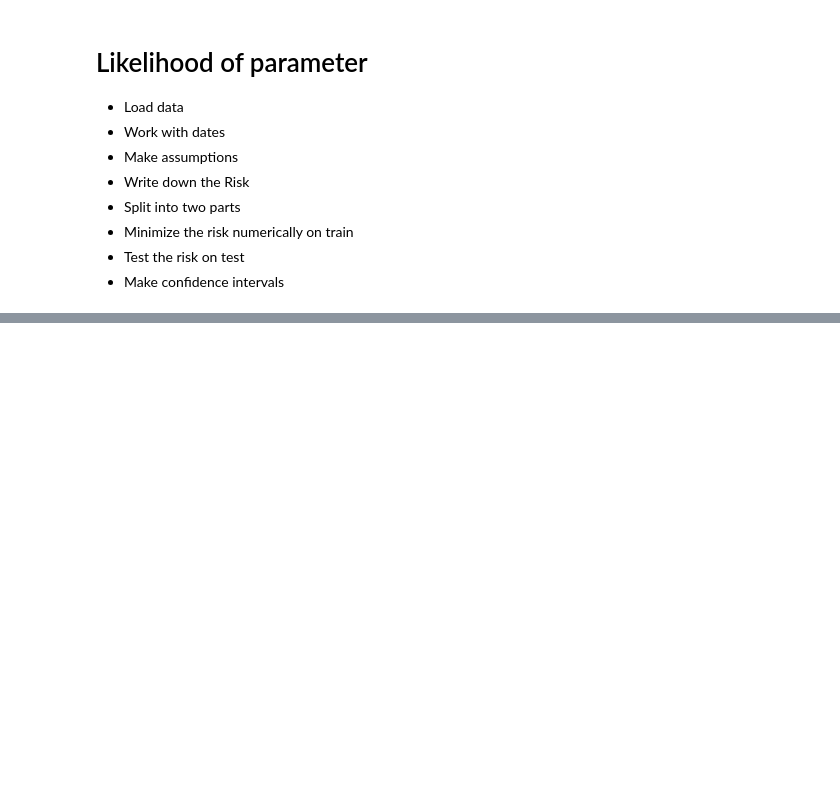
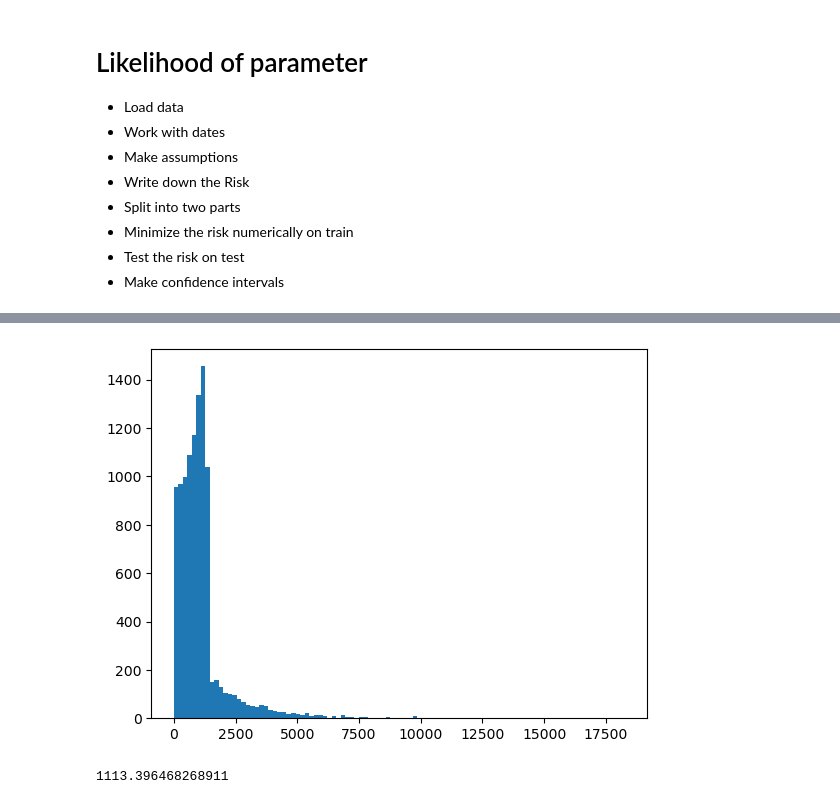
Before and after one commit to datascience-intro/1MS041-2023, a Jupyter notebook: notebooks/07-ProbSS4_Estimation.ipynb, the cells around one changed output, grey strips where cells are left out. Cells and saved outputs as stored; diff of their text form; code cells hidden in the pictures; blank space fills up the shorter version.

```diff
--- a/notebooks/07-ProbSS4_Estimation.ipynb
+++ b/notebooks/07-ProbSS4_Estimation.ipynb
@@ -301,0 +333,9 @@ result
+# %%
+_=plt.hist(np.abs(guess-test_set),bins=100)
+# %% [output]
+[figure, added]
+# %%
+average_error = np.mean(np.abs(guess-test_set))
+print(average_error)
+# %% [output]
+1113.396468268911
```
Also changed, not shown: parts of 110 cells of this notebook, 8 other files.
